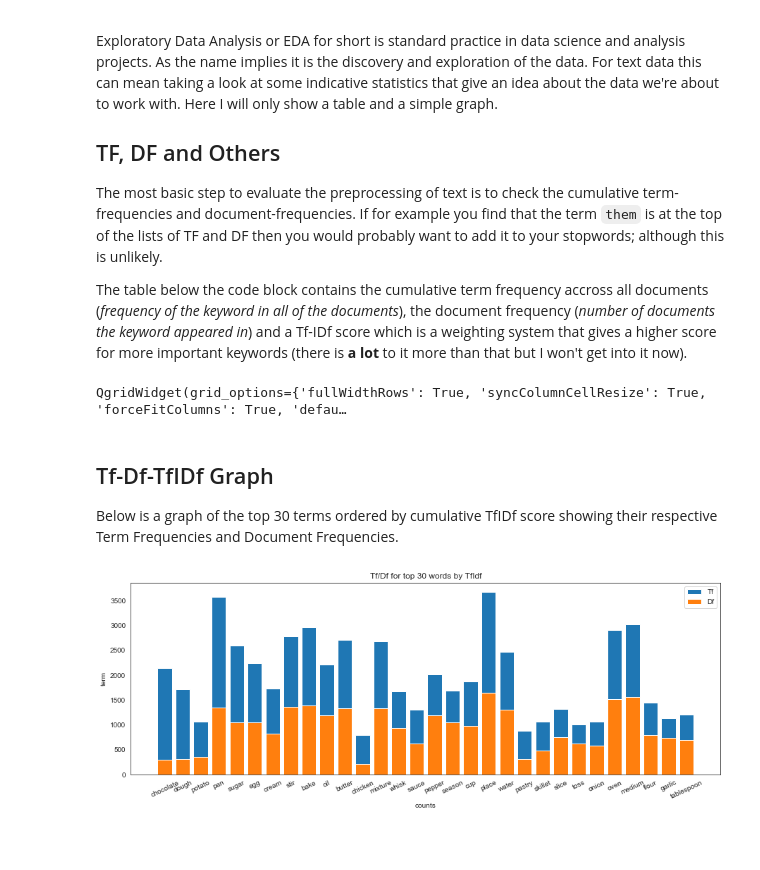
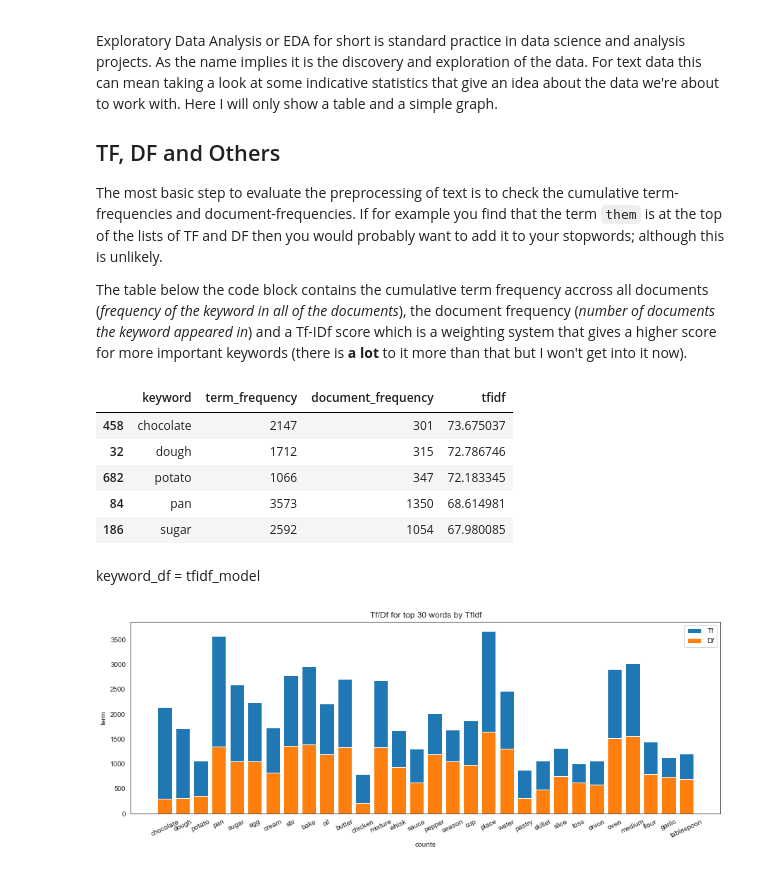
Before and after one commit to geddoman/recipe-analysis, a Jupyter notebook: RecipeTextAnalysis.ipynb, the cells around one changed output. Cells and saved outputs as stored; diff of their text form; code cells hidden in the pictures; blank space fills up the shorter version.

````diff
--- a/RecipeTextAnalysis.ipynb
+++ b/RecipeTextAnalysis.ipynb
@@ -86,44 +87,18 @@ Exploratory Data Analysis or EDA for short is standard practice in data science
 The most basic step to evaluate the preprocessing of text is to check the cumulative term-frequencies and document-frequencies. If for example you find that the term ```them``` is at the top of the lists of TF and DF then you would probably want to add it to your stopwords; although this is unlikely.
 
 The table below the code block contains the cumulative term frequency accross all documents (_frequency of the keyword in all of the documents_), the document frequency (_number of documents the keyword appeared in_) and a Tf-IDf score which is a weighting system that gives a higher score for more important keywords (there is __a lot__ to it more than that but I won't get into it now).
-# %%
-recipe_id2word = Dictionary(documents=recipe_df['method_cln'].values)
-recipe_corpus = [recipe_id2word.doc2bow(recipe) for recipe in recipe_df['method_cln'].values]
-
-recipe_tfidf_model = TfidfModel(corpus=recipe_corpus)
-recipe_tfidf_corpus = recipe_tfidf_model[recipe_corpus]
-
-# Descriptive DataFrame that will contain the cumulative stats for the keywords
-keyword_df = pd.DataFrame(index=recipe_id2word.keys())
-
-keyword_df['keyword'] = ''
-keyword_df['term_frequency'] = 0
-keyword_df['document_frequency'] = 0
-keyword_df['tfidf'] = 0.0
-
-for id,word in recipe_id2word.items():
-    keyword_df.at[id,'keyword'] = word
-
-for doc in recipe_corpus:
-    for word_id, freq in doc:
-        keyword_df.at[word_id,'term_frequency'] += freq
-
-for word_id, df in recipe_tfidf_model.dfs.items():
-    keyword_df.at[word_id,'document_frequency'] = df
-
-for doc in recipe_tfidf_corpus:
-    for word_id, tfidf_score in doc:
-        keyword_df.at[word_id,'tfidf'] += tfidf_score
-
-keyword_df.sort_values(by='tfidf',ascending=False,inplace=True)
-
-qgrid.show_grid(keyword_df,show_toolbar=False)
-# %% [output]
-QgridWidget(grid_options={'fullWidthRows': True, 'syncColumnCellResize': True, 'forceFitColumns': True, 'defau…
-# %% [markdown]
-## Tf-Df-TfIDf Graph
-
-Below is a graph of the top 30 terms ordered by cumulative TfIDf score showing their respective Term Frequencies and Document Frequencies.
+# %%
+keyword_df = tfidf_model_maker(recipe_df['method_cln'])
+keyword_df.head()
+# %% [output]
+|  | keyword | term_frequency | document_frequency | tfidf |
+| 458 | chocolate | 2147 | 301 | 73.675037 |
+| 32 | dough | 1712 | 315 | 72.786746 |
+| 682 | potato | 1066 | 347 | 72.183345 |
+| 84 | pan | 3573 | 1350 | 68.614981 |
+| 186 | sugar | 2592 | 1054 | 67.980085 |
+# %% [markdown]
+keyword_df = tfidf_model
 # %%
 terms = keyword_df['keyword'][:30]
 tf = keyword_df['term_frequency'][:30]
````
Also changed, not shown: parts of 6 cells of this notebook, 4 other files.
